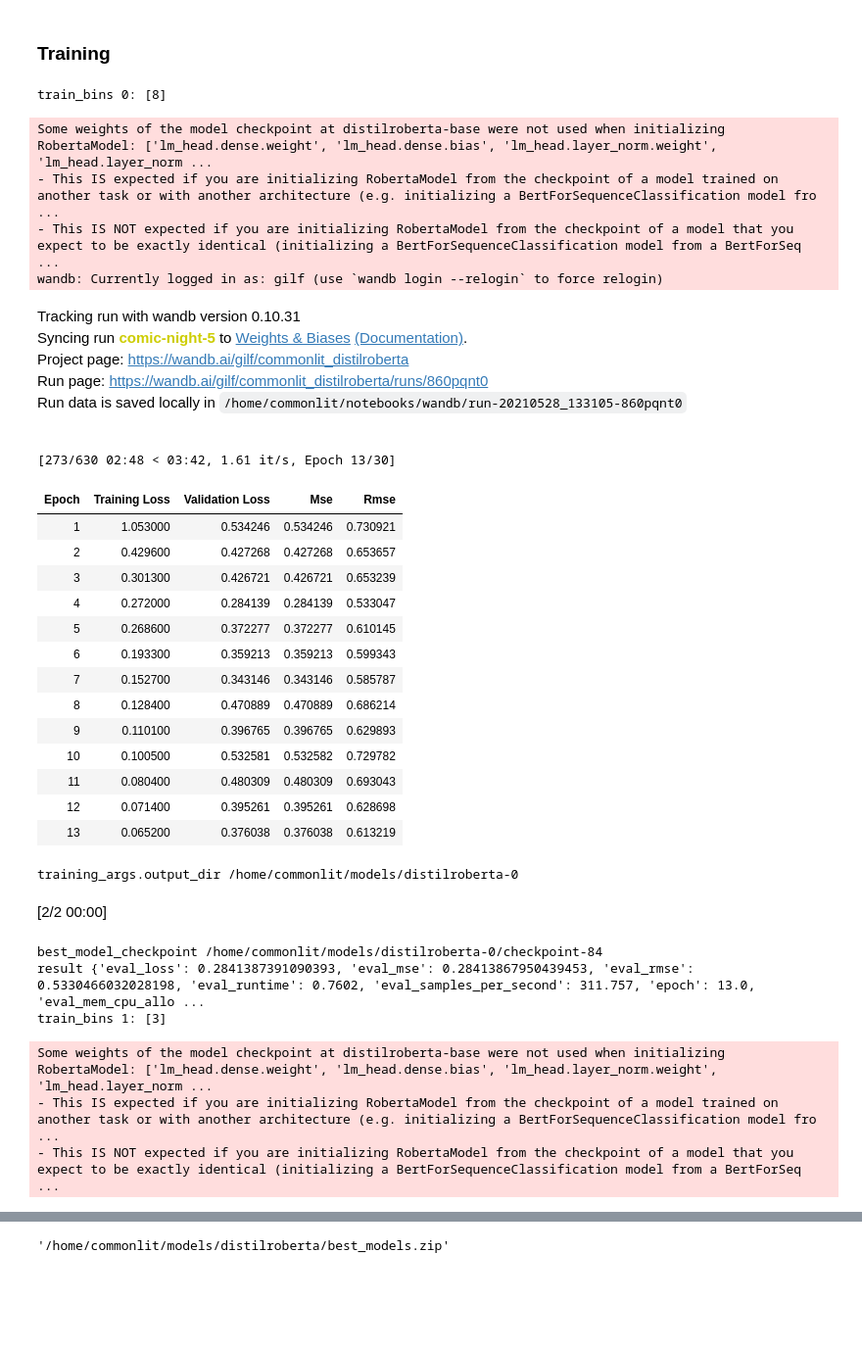
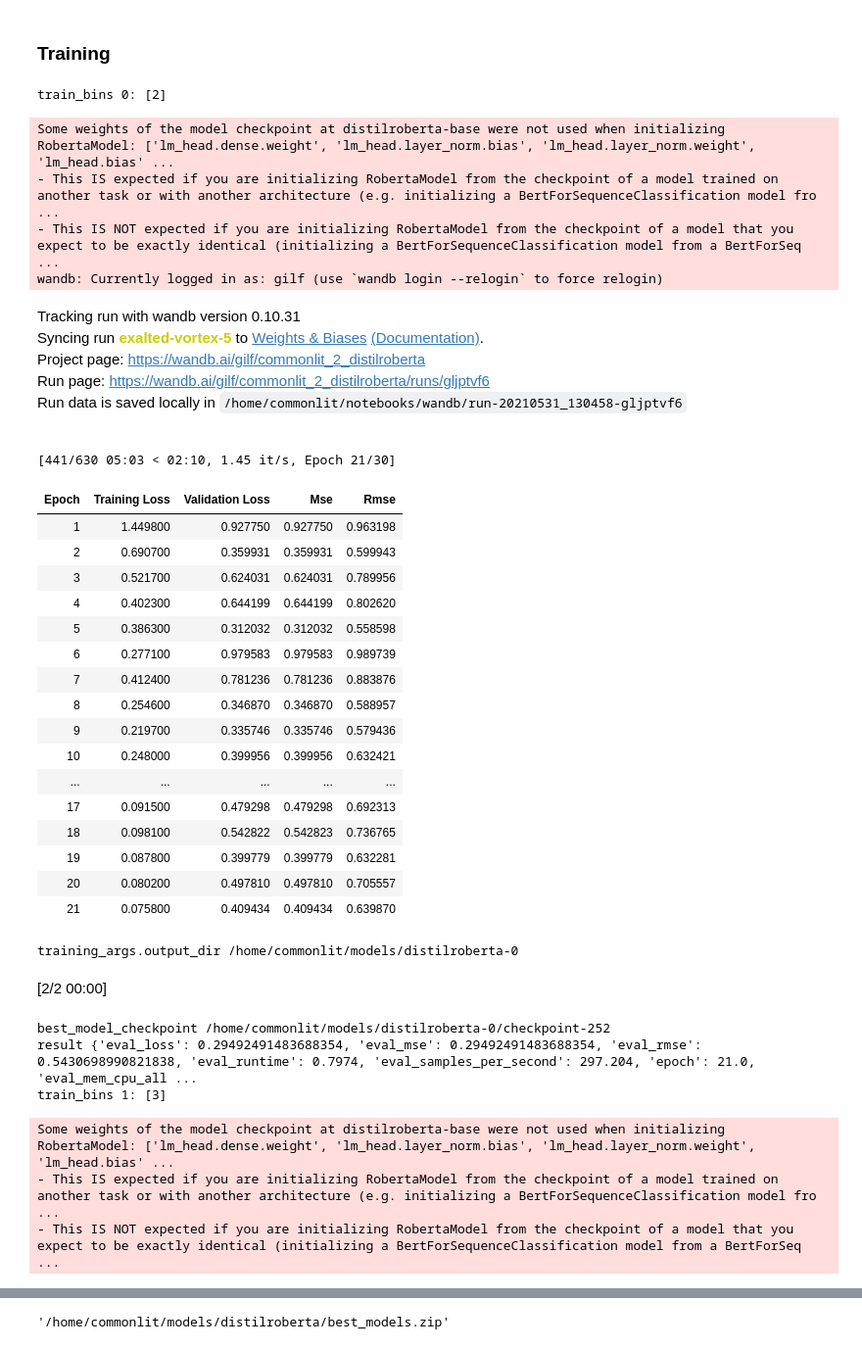
Before and after one commit to gilfernandes/commonlit, a Jupyter notebook: 07_pytorch_transformers_distilroberta.ipynb, the cells around one changed output, grey strips where cells are left out. Shown: that part at 98% size. Cells and saved outputs as stored; diff of their text form; code cells hidden in the pictures; blank space fills up the shorter version.

Commit message:
First notebook with Roberta

```diff
--- a/07_pytorch_transformers_distilroberta.ipynb
+++ b/07_pytorch_transformers_distilroberta.ipynb
@@ -149,8 +157,7 @@ class CONFIG():
     save_dir = f'trained/{model_name}'
     num_workers = 2
     epochs = 30
-    pretrained_transformers_model = f'distilroberta-base'
-    split = 2
+    pretrained_transformers_model = f'{model_name}-base'
 # %%
 cfg = CONFIG()
 # %% [markdown]
@@ -165,6 +172,6 @@ def create_split(fold = [1]):
     train_target = training_df['target'].values
     return train_text, train_target, valid_text, valid_target
 # %%
-train_text, train_target, valid_text, valid_target = create_split([cfg.split])
+train_text, train_target, valid_text, valid_target = create_split([0])
 len(train_text), len(valid_text)
 # %% [output]
@@ -261,13 +268,21 @@ class CommonLitModel(PreTrainedModel):
         super(PreTrainedModel, self).__init__()
         self.transformer_model = AutoModel.from_pretrained(cfg.pretrained_transformers_model)
         self.drop = nn.Dropout(0.5)
+        self.layer_norm = nn.LayerNorm(768)
         self.out = nn.Linear(768, 1)
         self.config = self.transformer_model.config
+        self._init_weights(self.layer_norm)
+
+    def _init_weights(self, module):
+        if isinstance(module, nn.LayerNorm):
+            module.bias.data.zero_()
+            module.weight.data.fill_(1.0)
 
     def forward(self, input_ids, attention_mask):
         transformer_out = self.transformer_model(input_ids=input_ids.squeeze(), attention_mask=attention_mask.squeeze(), output_hidden_states=False)
         x = transformer_out.pooler_output
-#         x = transformer_out.last_hidden_state[:, 0, :]
+#         x = transformer_out.last_hidden_state[:, 0, :] Distilbert
+        x = self.layer_norm(x)
         x = self.drop(x)
         x = self.out(x)
         return x
@@ -340,8 +355,6 @@ def create_training_args(fold):
         learning_rate=5e-5
     )
     return training_args
-# %%
-training_args = create_training_args(cfg.split)
 # %%
 def compute_metrics(eval_pred):
     logits, labels = eval_pred
@@ -376,59 +389,62 @@ for i in range(0, num_bins, bin_step):
     train_bins = bin_list[i:i+bin_step]
     print('train_bins', f'{i}: {train_bins}')
     tokenizer = AutoTokenizer.from_pretrained(cfg.pretrained_transformers_model)
     train_text, train_target, valid_text, valid_target = create_split([i])
     train_ds, valid_ds = create_train_valid_ds(tokenizer, train_text, train_target, valid_text, valid_target)
     training_args = create_training_args(i)
     model = CommonLitModel()
-    wandb.init(project=f"commonlit_{cfg.model_name}")
+    wandb.init(project=f"commonlit_2_{cfg.model_name}")
     trainer = CommonLitTrainer(
         model=model,
         args=training_args,
         train_dataset=train_ds,
         eval_dataset=valid_ds,
         compute_metrics=compute_metrics,
         callbacks=[EarlyStoppingCallback(early_stopping_patience=9)]
     )
     trainer.train()
     trainer.save_model()
     print('training_args.output_dir', training_args.output_dir)
     tokenizer.save_pretrained(training_args.output_dir)
     result = trainer.evaluate()
     bestmodels.append(trainer.state.best_model_checkpoint)
     print('best_model_checkpoint', trainer.state.best_model_checkpoint)
     print('result', result)
     eval_rmses.append(result['eval_rmse'])
 # %% [output]
-train_bins 0: [8]
+train_bins 0: [2]
-Some weights of the model checkpoint at distilroberta-base were not used when initializing RobertaModel: ['lm_head.dense.weight', 'lm_head.dense.bias', 'lm_head.layer_norm.weight', 'lm_head.layer_norm ...
+Some weights of the model checkpoint at distilroberta-base were not used when initializing RobertaModel: ['lm_head.dense.weight', 'lm_head.layer_norm.bias', 'lm_head.layer_norm.weight', 'lm_head.bias' ...
 - This IS expected if you are initializing RobertaModel from the checkpoint of a model trained on another task or with another architecture (e.g. initializing a BertForSequenceClassification model fro ...
 - This IS NOT expected if you are initializing RobertaModel from the checkpoint of a model that you expect to be exactly identical (initializing a BertForSequenceClassification model from a BertForSeq ...
 wandb: Currently logged in as: gilf (use `wandb login --relogin` to force relogin)
 Tracking run with wandb version 0.10.31
-Syncing run comic-night-5 to Weights & Biases (Documentation).
-Project page: https://wandb.ai/gilf/commonlit_distilroberta
-Run page: https://wandb.ai/gilf/commonlit_distilroberta/runs/860pqnt0
-Run data is saved locally in /home/commonlit/notebooks/wandb/run-20210528_133105-860pqnt0
+Syncing run exalted-vortex-5 to Weights & Biases (Documentation).
+Project page: https://wandb.ai/gilf/commonlit_2_distilroberta
+Run page: https://wandb.ai/gilf/commonlit_2_distilroberta/runs/gljptvf6
+Run data is saved locally in /home/commonlit/notebooks/wandb/run-20210531_130458-gljptvf6
-[273/630 02:48 < 03:42, 1.61 it/s, Epoch 13/30]
+[441/630 05:03 < 02:10, 1.45 it/s, Epoch 21/30]
 | Epoch | Training Loss | Validation Loss | Mse | Rmse |
-| 1 | 1.053000 | 0.534246 | 0.534246 | 0.730921 |
-| 2 | 0.429600 | 0.427268 | 0.427268 | 0.653657 |
-| 3 | 0.301300 | 0.426721 | 0.426721 | 0.653239 |
-| 4 | 0.272000 | 0.284139 | 0.284139 | 0.533047 |
-| 5 | 0.268600 | 0.372277 | 0.372277 | 0.610145 |
-| 6 | 0.193300 | 0.359213 | 0.359213 | 0.599343 |
-| 7 | 0.152700 | 0.343146 | 0.343146 | 0.585787 |
-| 8 | 0.128400 | 0.470889 | 0.470889 | 0.686214 |
-| 9 | 0.110100 | 0.396765 | 0.396765 | 0.629893 |
-| 10 | 0.100500 | 0.532581 | 0.532582 | 0.729782 |
-| 11 | 0.080400 | 0.480309 | 0.480309 | 0.693043 |
-| 12 | 0.071400 | 0.395261 | 0.395261 | 0.628698 |
-| 13 | 0.065200 | 0.376038 | 0.376038 | 0.613219 |
+| 1 | 1.449800 | 0.927750 | 0.927750 | 0.963198 |
+| 2 | 0.690700 | 0.359931 | 0.359931 | 0.599943 |
+| 3 | 0.521700 | 0.624031 | 0.624031 | 0.789956 |
+| 4 | 0.402300 | 0.644199 | 0.644199 | 0.802620 |
+| 5 | 0.386300 | 0.312032 | 0.312032 | 0.558598 |
+| 6 | 0.277100 | 0.979583 | 0.979583 | 0.989739 |
+| 7 | 0.412400 | 0.781236 | 0.781236 | 0.883876 |
+| 8 | 0.254600 | 0.346870 | 0.346870 | 0.588957 |
+| 9 | 0.219700 | 0.335746 | 0.335746 | 0.579436 |
+| 10 | 0.248000 | 0.399956 | 0.399956 | 0.632421 |
+| ... | ... | ... | ... | ... |
+| 17 | 0.091500 | 0.479298 | 0.479298 | 0.692313 |
+| 18 | 0.098100 | 0.542822 | 0.542823 | 0.736765 |
+| 19 | 0.087800 | 0.399779 | 0.399779 | 0.632281 |
+| 20 | 0.080200 | 0.497810 | 0.497810 | 0.705557 |
+| 21 | 0.075800 | 0.409434 | 0.409434 | 0.639870 |
 training_args.output_dir /home/commonlit/models/distilroberta-0
 [2/2 00:00]
-best_model_checkpoint /home/commonlit/models/distilroberta-0/checkpoint-84
-result {'eval_loss': 0.2841387391090393, 'eval_mse': 0.28413867950439453, 'eval_rmse': 0.5330466032028198, 'eval_runtime': 0.7602, 'eval_samples_per_second': 311.757, 'epoch': 13.0, 'eval_mem_cpu_allo ...
+best_model_checkpoint /home/commonlit/models/distilroberta-0/checkpoint-252
+result {'eval_loss': 0.29492491483688354, 'eval_mse': 0.29492491483688354, 'eval_rmse': 0.5430698990821838, 'eval_runtime': 0.7974, 'eval_samples_per_second': 297.204, 'epoch': 21.0, 'eval_mem_cpu_all ...
 train_bins 1: [3]
-Some weights of the model checkpoint at distilroberta-base were not used when initializing RobertaModel: ['lm_head.dense.weight', 'lm_head.dense.bias', 'lm_head.layer_norm.weight', 'lm_head.layer_norm ...
+Some weights of the model checkpoint at distilroberta-base were not used when initializing RobertaModel: ['lm_head.dense.weight', 'lm_head.layer_norm.bias', 'lm_head.layer_norm.weight', 'lm_head.bias' ...
 - This IS expected if you are initializing RobertaModel from the checkpoint of a model trained on another task or with another architecture (e.g. initializing a BertForSequenceClassification model fro ...
 - This IS NOT expected if you are initializing RobertaModel from the checkpoint of a model that you expect to be exactly identical (initializing a BertForSequenceClassification model from a BertForSeq ...
```
Also changed, not shown: parts of 18 cells of this notebook, 1 other file.
